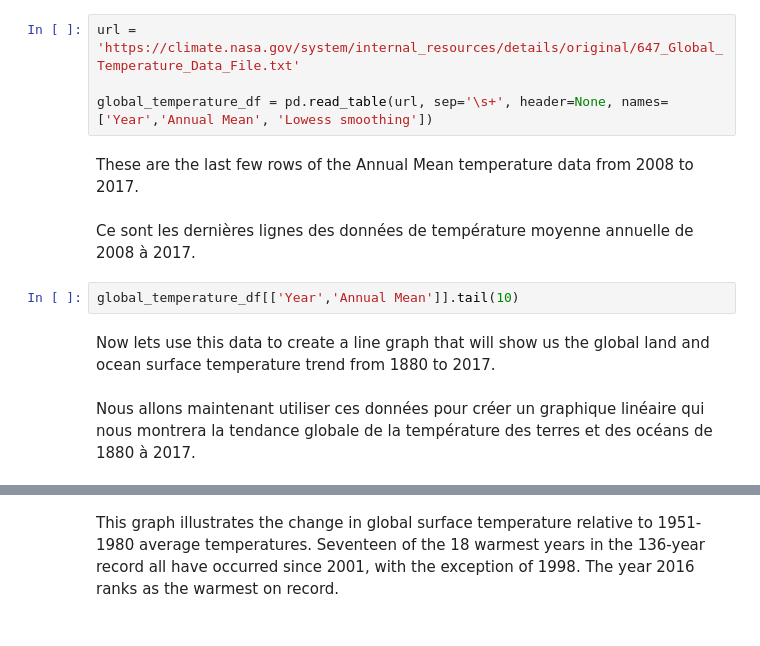
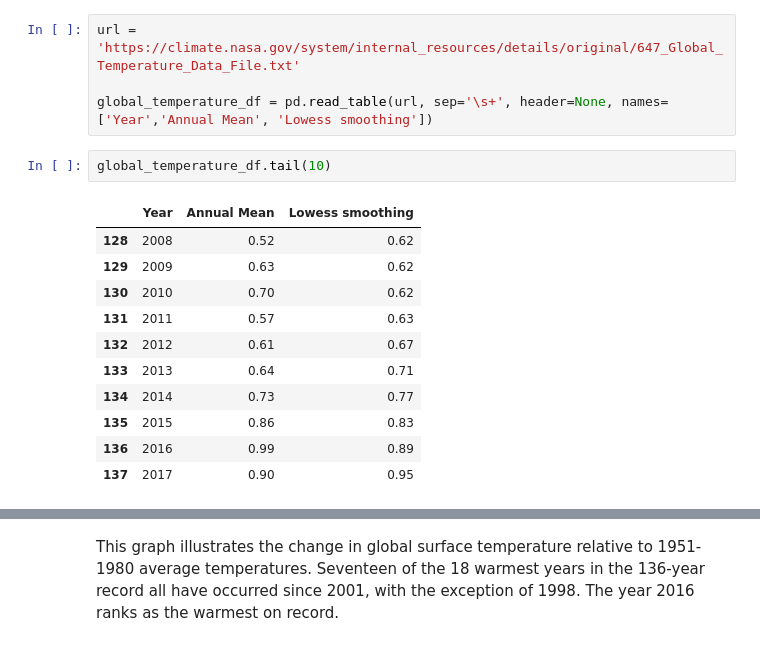
Before and after one commit to callysto/getting-started, a Jupyter notebook: General Science/Climate Change.ipynb, the cells around one changed output, grey strips where cells are left out. Cells and saved outputs as stored; diff of their text form.

Commit message:
fixed climat change and intro to open data

```diff
--- a/General Science/Climate Change.ipynb
+++ b/General Science/Climate Change.ipynb
@@ -113,16 +93,20 @@ from plotly.graph_objs import *
 url = 'https://climate.nasa.gov/system/internal_resources/details/original/647_Global_Temperature_Data_File.txt'
 
 global_temperature_df = pd.read_table(url, sep='\s+', header=None, names=['Year','Annual Mean', 'Lowess smoothing'])
-# %% [markdown]
-These are the last few rows of the Annual Mean temperature data from 2008 to 2017.
-# %% [markdown]
-Ce sont les dernières lignes des données de température moyenne annuelle de 2008 à 2017.
 # %%
-global_temperature_df[['Year','Annual Mean']].tail(10)
+global_temperature_df.tail(10)
+# %% [output]
+|  | Year | Annual Mean | Lowess smoothing |
+| 128 | 2008 | 0.52 | 0.62 |
+| 129 | 2009 | 0.63 | 0.62 |
+| 130 | 2010 | 0.70 | 0.62 |
+| 131 | 2011 | 0.57 | 0.63 |
+| 132 | 2012 | 0.61 | 0.67 |
+| 133 | 2013 | 0.64 | 0.71 |
+| 134 | 2014 | 0.73 | 0.77 |
+| 135 | 2015 | 0.86 | 0.83 |
+| 136 | 2016 | 0.99 | 0.89 |
+| 137 | 2017 | 0.90 | 0.95 |
-# %% [markdown]
-Now lets use this data to create a line graph that will show us the global land and ocean surface temperature trend from 1880 to 2017.
-# %% [markdown]
-Nous allons maintenant utiliser ces données pour créer un graphique linéaire qui nous montrera la tendance globale de la température des terres et des océans de 1880 à 2017.
 # %%
 init_notebook_mode(connected=True)
 
```
Also changed, not shown: parts of 70 cells of this notebook, 14 other files.
